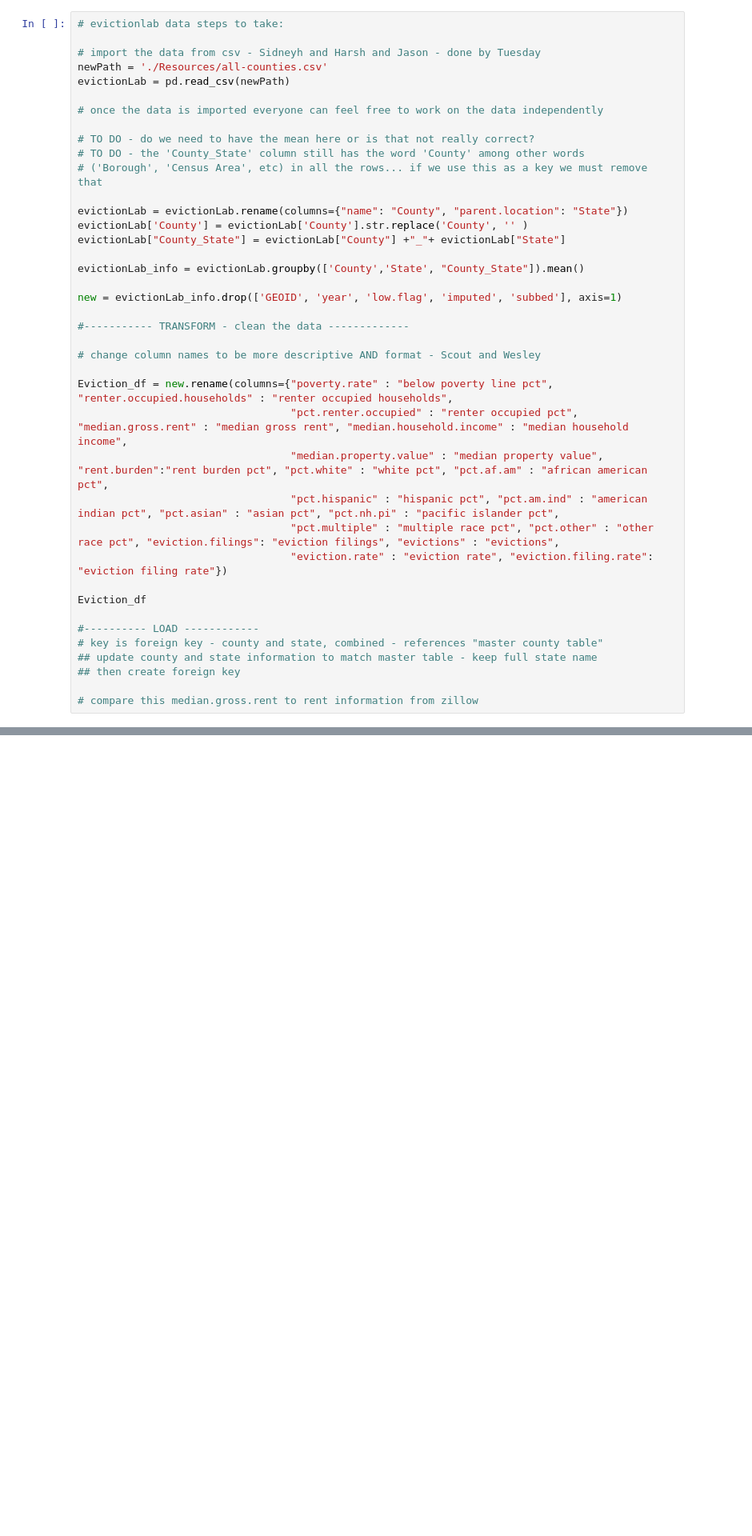
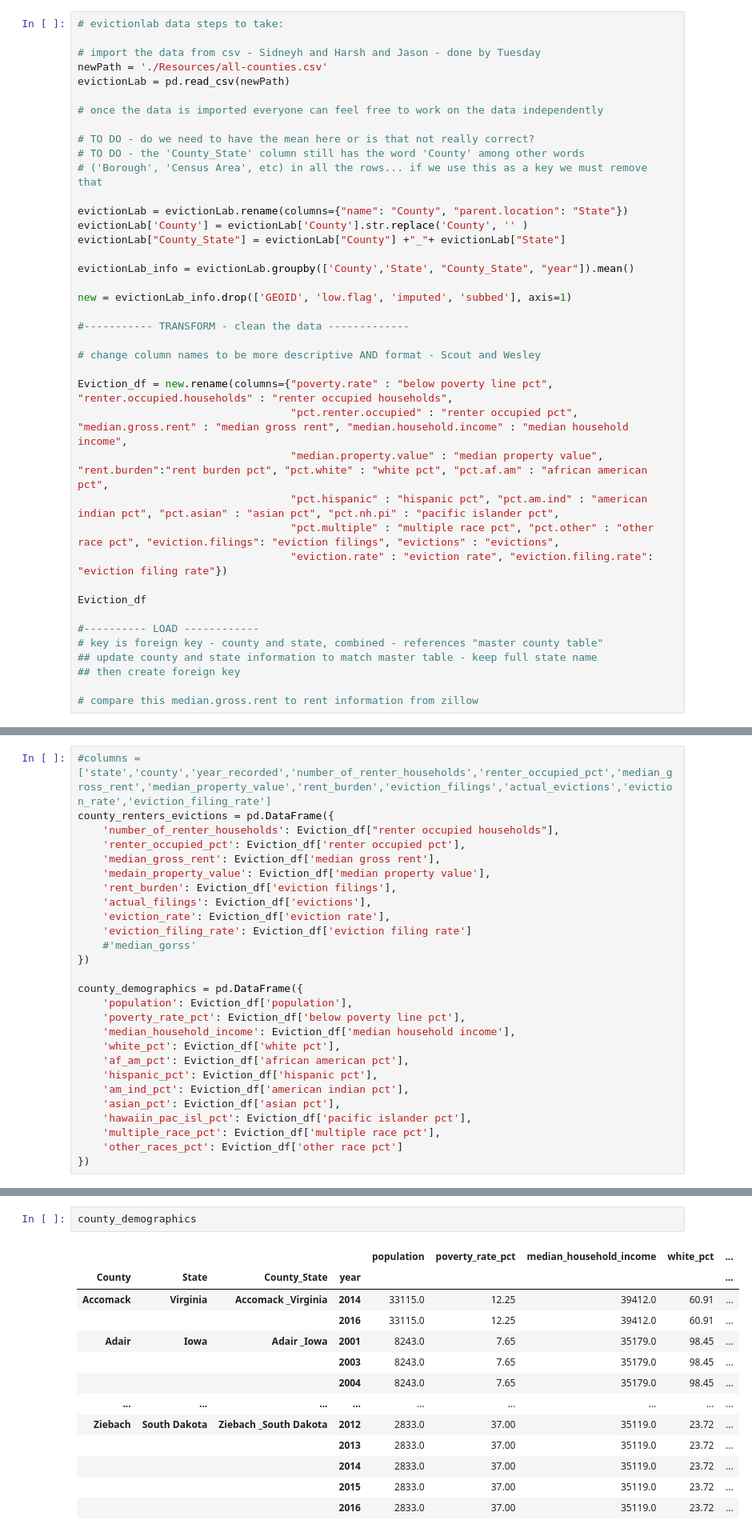
Before and after one commit to randallwvr90/Rent-and-Income-DB, a Jupyter notebook: ETL_Project.ipynb, the cells around one changed output, grey strips where cells are left out. Shown at 80% size. Drawn from its saved outputs; the diff is of its cells as text; blank space fills up the shorter version.

Commit message:
New data frames

```diff
--- a/ETL_Project.ipynb
+++ b/ETL_Project.ipynb
@@ -85,9 +105,9 @@ evictionLab = evictionLab.rename(columns={"name": "County", "parent.location": "
 evictionLab['County'] = evictionLab['County'].str.replace('County', '' )
 evictionLab["County_State"] = evictionLab["County"] +"_"+ evictionLab["State"]
 
-evictionLab_info = evictionLab.groupby(['County','State', "County_State"]).mean()
+evictionLab_info = evictionLab.groupby(['County','State', "County_State", "year"]).mean()
 
-new = evictionLab_info.drop(['GEOID', 'year', 'low.flag', 'imputed', 'subbed'], axis=1)
+new = evictionLab_info.drop(['GEOID', 'low.flag', 'imputed', 'subbed'], axis=1)
 
 #----------- TRANSFORM - clean the data -------------
 
@@ -111,3 +146,30 @@ Eviction_df
+# %%
+#columns = ['state','county','year_recorded','number_of_renter_households','renter_occupied_pct','median_gross_rent','median_property_value','rent_burden','eviction_filings','actual_evictions','eviction_rate','eviction_filing_rate']
+county_renters_evictions = pd.DataFrame({
+    'number_of_renter_households': Eviction_df["renter occupied households"],
+    'renter_occupied_pct': Eviction_df['renter occupied pct'],
+    'median_gross_rent': Eviction_df['median gross rent'],
+    'medain_property_value': Eviction_df['median property value'],
+    'rent_burden': Eviction_df['eviction filings'],
+    'actual_filings': Eviction_df['evictions'],
+    'eviction_rate': Eviction_df['eviction rate'],
+    'eviction_filing_rate': Eviction_df['eviction filing rate']
+    #'median_gorss'
+})
+
+county_demographics = pd.DataFrame({
+    'population': Eviction_df['population'],
+    'poverty_rate_pct': Eviction_df['below poverty line pct'],
+    'median_household_income': Eviction_df['median household income'],
+    'white_pct': Eviction_df['white pct'],
+    'af_am_pct': Eviction_df['african american pct'],
+    'hispanic_pct': Eviction_df['hispanic pct'],
+    'am_ind_pct': Eviction_df['american indian pct'],
+    'asian_pct': Eviction_df['asian pct'],
+    'hawaiin_pac_isl_pct': Eviction_df['pacific islander pct'],
+    'multiple_race_pct': Eviction_df['multiple race pct'],
+    'other_races_pct': Eviction_df['other race pct']
+})
 # %%
 #Populate the COUNTY_ZILLOW_RENTAL_PRICES table
 #Populate the COUNTY_DEMOGRAPHICS table
@@ -114,0 +194,16 @@ Eviction_df
+# %%
+county_demographics
+# %% [output]
+|  |  |  |  | population | poverty_rate_pct | median_household_income | white_pct | ... |
+| County | State | County_State | year |  |  |  |  | ... |
+| Accomack | Virginia | Accomack _Virginia | 2014 | 33115.0 | 12.25 | 39412.0 | 60.91 | ... |
+|  |  |  | 2016 | 33115.0 | 12.25 | 39412.0 | 60.91 | ... |
+| Adair | Iowa | Adair _Iowa | 2001 | 8243.0 | 7.65 | 35179.0 | 98.45 | ... |
+|  |  |  | 2003 | 8243.0 | 7.65 | 35179.0 | 98.45 | ... |
+|  |  |  | 2004 | 8243.0 | 7.65 | 35179.0 | 98.45 | ... |
+| ... | ... | ... | ... | ... | ... | ... | ... | ... |
+| Ziebach | South Dakota | Ziebach _South Dakota | 2012 | 2833.0 | 37.00 | 35119.0 | 23.72 | ... |
+|  |  |  | 2013 | 2833.0 | 37.00 | 35119.0 | 23.72 | ... |
+|  |  |  | 2014 | 2833.0 | 37.00 | 35119.0 | 23.72 | ... |
+|  |  |  | 2015 | 2833.0 | 37.00 | 35119.0 | 23.72 | ... |
+|  |  |  | 2016 | 2833.0 | 37.00 | 35119.0 | 23.72 | ... |
```
Also changed, not shown: parts of 8 cells of this notebook, 1 other file.
